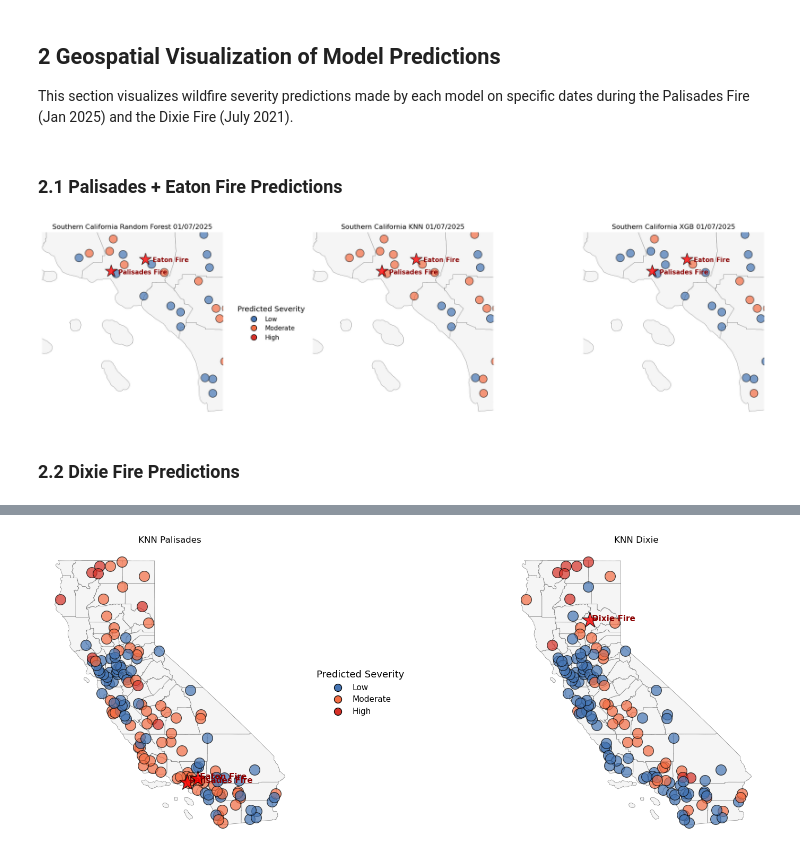
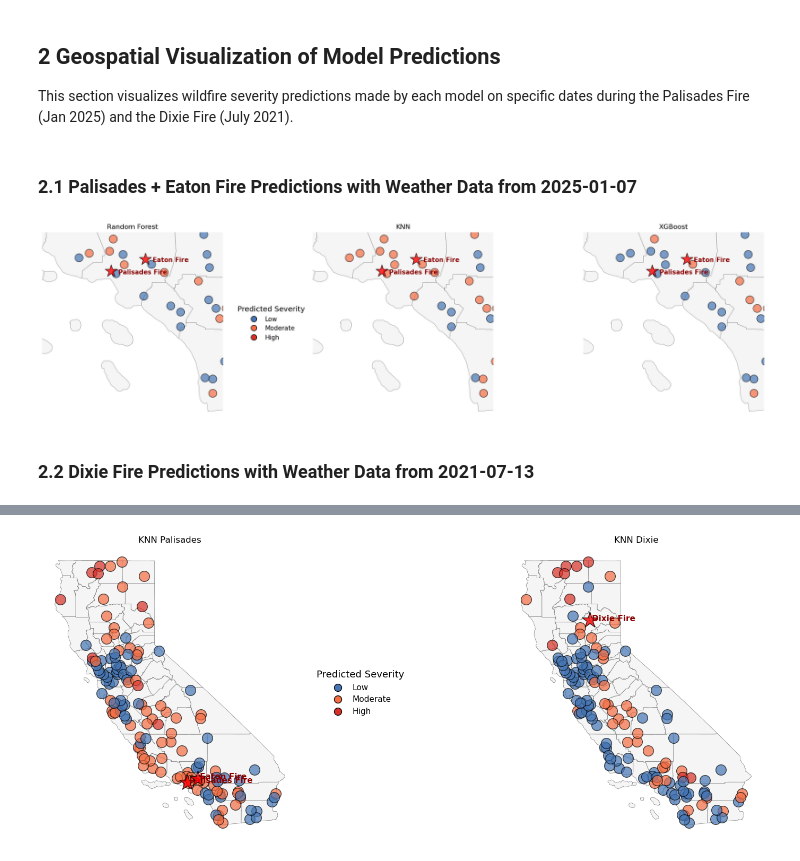
Before and after one commit to dustinlit/California_Fire_Severity, a Jupyter notebook: notebooks/evaluation_and_visualization.ipynb, the cells around one changed output, grey strips where cells are left out. Drawn from its saved outputs; the diff is of its cells as text; code cells hidden in the pictures.

```diff
--- a/notebooks/evaluation_and_visualization.ipynb
+++ b/notebooks/evaluation_and_visualization.ipynb
@@ -267,27 +263,26 @@ dixie_gdf = gpd.GeoDataFrame(dixie_predictions, geometry=dixie_geometry, crs="EP
 
 This section visualizes wildfire severity predictions made by each model on specific dates during the Palisades Fire (Jan 2025) and the Dixie Fire (July 2021).
 # %% [markdown]
-### 2.1 Palisades + Eaton Fire Predictions
+### 2.1 Palisades + Eaton Fire Predictions with Weather Data from 2025-01-07
 # %%
 fig, axes = plt.subplots(1, 3, figsize=(18, 6))  # 1 row, 3 columns
 
 # Plot into each subplot by passing in the axis
 plot_map(pal_gdf, 'Prediction RF', 'Pal', ax=axes[0])
 plot_map(pal_gdf, 'Prediction KNN', 'Pal', ax=axes[1])
 plot_map(pal_gdf, 'Prediction XGB', 'Pal', ax=axes[2])
 
 # Set titles if plot_map doesn't do it
-axes[0].set_title('Southern California Random Forest 01/07/2025')
-axes[1].set_title('Southern California KNN 01/07/2025')
-axes[2].set_title('Southern California XGB 01/07/2025')
+axes[0].set_title('Random Forest')
+axes[1].set_title('KNN')
+axes[2].set_title('XGBoost')
 
 plt.tight_layout()
-
-plt.savefig("../plots/Palisades_predictions.png", dpi=300)
+plt.show()
 # %% [output]
-[figure, old version]
+[figure, new version]
 # %% [markdown]
-### 2.2 Dixie Fire Predictions
+### 2.2 Dixie Fire Predictions with Weather Data from 2021-07-13
 # %%
 fig, axes = plt.subplots(1, 3, figsize=(18, 6))  # 1 row, 3 columns
 
```
Also changed, not shown: parts of 16 cells of this notebook.
